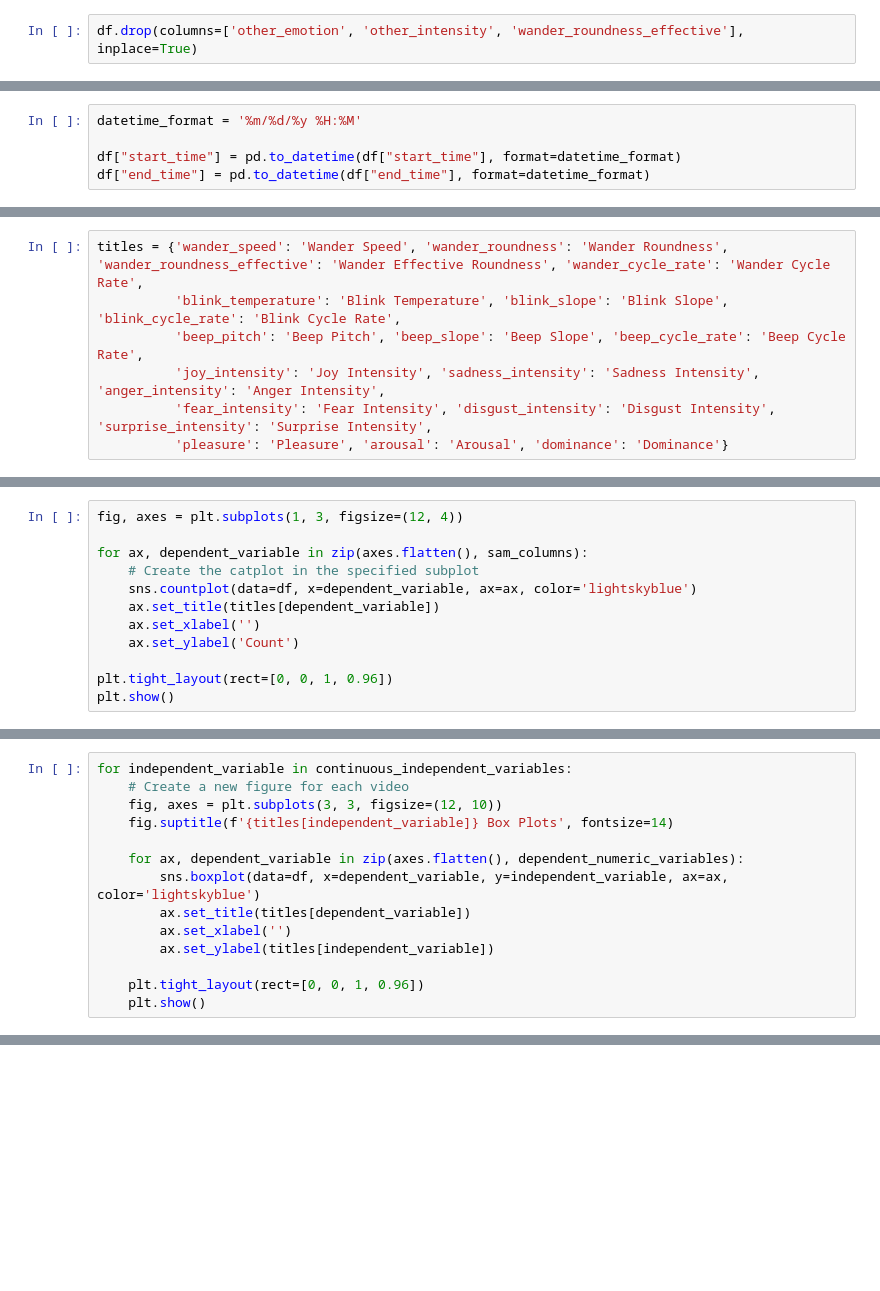
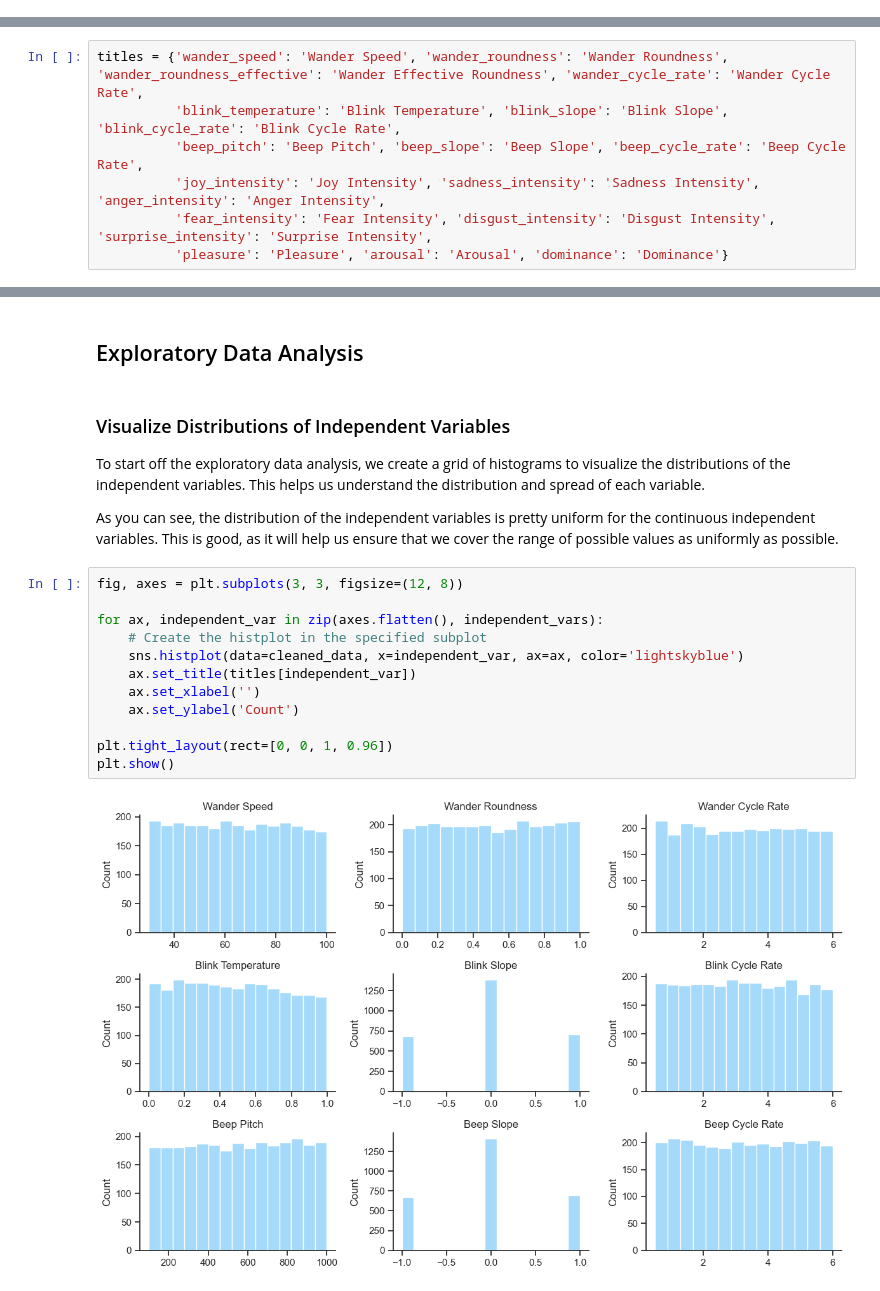
Before and after one commit to fcortevargas/Thesis, a Jupyter notebook: Data Analysis/Analysis/rating_analysis_interval.ipynb, the cells around one changed output, grey strips where cells are left out. Saved outputs shown, nothing was run; the diff lists cells and outputs as text; blank space fills up the shorter version.

```diff
--- a/Data Analysis/Analysis/rating_analysis_interval.ipynb
+++ b/Data Analysis/Analysis/rating_analysis_interval.ipynb
@@ -46,2 +22,0 @@ df.fillna(0, inplace=True)
-# %%
-df.drop(columns=['other_emotion', 'other_intensity', 'wander_roundness_effective'], inplace=True)
@@ -88,5 +22,0 @@ df
-# %%
-datetime_format = '%m/%d/%y %H:%M'
-
-df["start_time"] = pd.to_datetime(df["start_time"], format=datetime_format)
-df["end_time"] = pd.to_datetime(df["end_time"], format=datetime_format)
@@ -163,12 +166,0 @@ plt.show()
-# %%
-fig, axes = plt.subplots(1, 3, figsize=(12, 4))
-
-for ax, dependent_variable in zip(axes.flatten(), sam_columns):
-    # Create the catplot in the specified subplot
-    sns.countplot(data=df, x=dependent_variable, ax=ax, color='lightskyblue')
-    ax.set_title(titles[dependent_variable])
-    ax.set_xlabel('')
-    ax.set_ylabel('Count')
-
-plt.tight_layout(rect=[0, 0, 1, 0.96])
-plt.show()
@@ -177,14 +166,0 @@ plt.show()
-# %%
-for independent_variable in continuous_independent_variables:
-    # Create a new figure for each video
-    fig, axes = plt.subplots(3, 3, figsize=(12, 10))
-    fig.suptitle(f'{titles[independent_variable]} Box Plots', fontsize=14)
-
-    for ax, dependent_variable in zip(axes.flatten(), dependent_numeric_variables):
-        sns.boxplot(data=df, x=dependent_variable, y=independent_variable, ax=ax, color='lightskyblue')
-        ax.set_title(titles[dependent_variable])
-        ax.set_xlabel('')
-        ax.set_ylabel(titles[independent_variable])
-
-    plt.tight_layout(rect=[0, 0, 1, 0.96])
-    plt.show()
@@ -624,0 +167,22 @@ Output 1: 5.34
+# %% [markdown]
+## Exploratory Data Analysis
+# %% [markdown]
+### Visualize Distributions of Independent Variables
+
+To start off the exploratory data analysis, we create a grid of histograms to visualize the distributions of the independent variables. This helps us understand the distribution and spread of each variable.
+
+As you can see, the distribution of the independent variables is pretty uniform for the continuous independent variables. This is good, as it will help us ensure that we cover the range of possible values as uniformly as possible.
+# %%
+fig, axes = plt.subplots(3, 3, figsize=(12, 8))
+
+for ax, independent_var in zip(axes.flatten(), independent_vars):
+    # Create the histplot in the specified subplot
+    sns.histplot(data=cleaned_data, x=independent_var, ax=ax, color='lightskyblue')
+    ax.set_title(titles[independent_var])
+    ax.set_xlabel('')
+    ax.set_ylabel('Count')
+
+plt.tight_layout(rect=[0, 0, 1, 0.96])
+plt.show()
+# %% [output]
+[figure, added]
```
Also changed, not shown: parts of 147 cells of this notebook, 1 other file.
